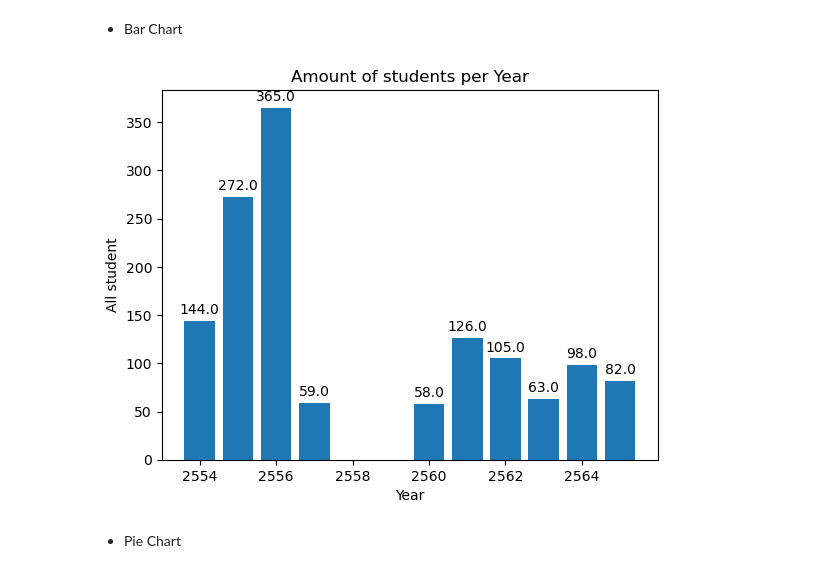
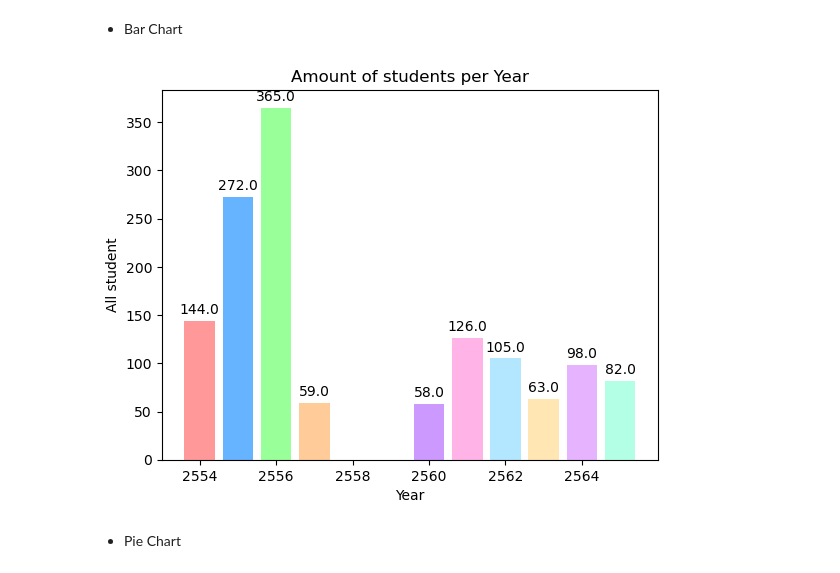
Before and after one commit to langsari/data-science-with-python-2022, a Jupyter notebook: DataFrame of T.kholed/Dashboard of T.Kholed.ipynb, the cells around one changed output. Cells and saved outputs as stored; diff of their text form; code cells hidden in the pictures.

```diff
--- a/DataFrame of T.kholed/Dashboard of T.Kholed.ipynb
+++ b/DataFrame of T.kholed/Dashboard of T.Kholed.ipynb
@@ -196,31 +196,32 @@ plt.show()
 # %%
 # data
 labels = df['S_Year']
 values = df['S_AS']
+colors = ['#ff9999', '#66b3ff', '#99ff99', '#ffcc99', '#cc99ff', '#ffb3e6', '#b3e6ff', '#ffe6b3', '#e6b3ff', '#b3ffe6']
 
 # Create the bar chart
 fig, ax = plt.subplots()
-rects = ax.bar(labels, values)
+rects = ax.bar(labels, values, color=colors)
 
 # Add the value labels to the top of each bar
 for rect in rects:
     height = rect.get_height()
     ax.annotate(f'{height}',
                 xy=(rect.get_x() + rect.get_width() / 2, height),
                 xytext=(0, 3),
                 textcoords="offset points",
                 ha='center', va='bottom')
 
 # Add labels and title
 ax.set_xlabel('Year')
 ax.set_ylabel('All student')
 ax.set_title('Amount of students per Year')
 
 # Display the chart
 plt.savefig("bar_chart.png")
 plt.show()
 # %% [output]
-[figure, old version]
+[figure, new version]
 # %% [markdown]
 - Pie Chart
 # %%
```
Also changed, not shown: parts of 6 cells of this notebook, 4 other files.
